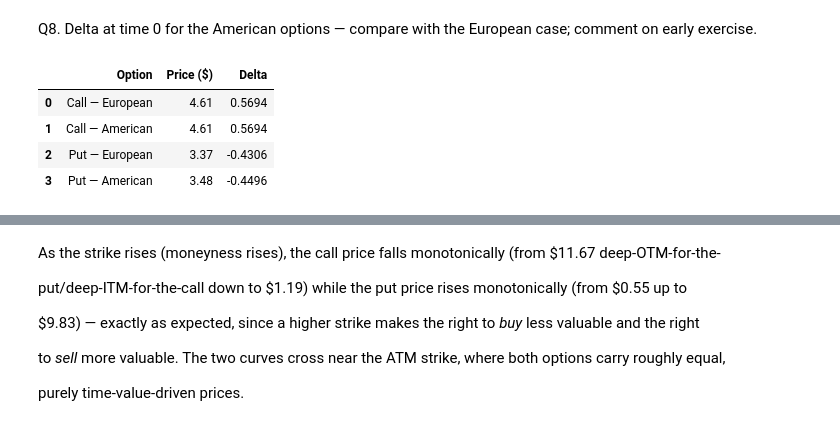
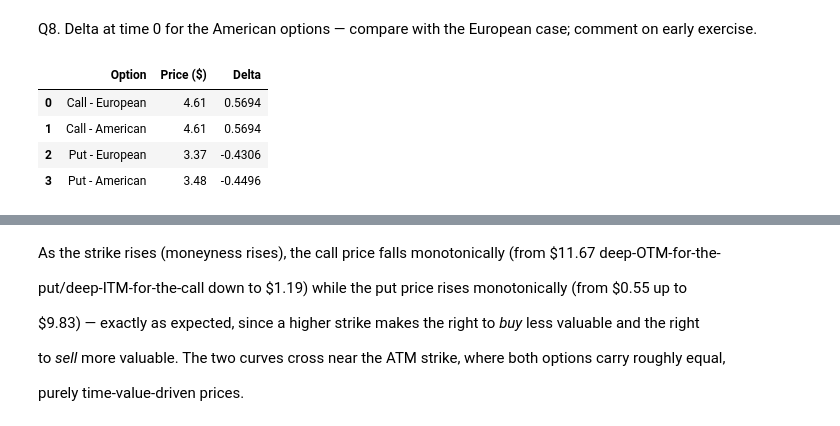
Before and after one commit to gurureryne17/HACS409-R234881Y-GURURE-RYNE-Assignment, a Jupyter notebook: R234881Y.ipynb, the cells around one changed output, grey strips where cells are left out. Saved outputs shown, nothing was run; the diff lists cells and outputs as text; code cells hidden in the pictures.

```diff
--- a/R234881Y.ipynb
+++ b/R234881Y.ipynb
@@ -1453,50 +235,17 @@ Q8. Delta at time 0 for the American options — compare with the European case;
 # %%
 tab_q8 = pd.DataFrame({
 
-
-
-
-
-
-
-    "Option": ["Call — European", "Call — American", "Put — European", "Put — American"],
-
-
-
-
-
-
-
+    "Option": ["Call - European", "Call - American", "Put - European", "Put - American"],
     "Price ($)": [round(pc_eu, 2), round(pc_am, 2), round(pp_eu, 2), round(pp_am, 2)],
-
-
-
-
-
-
-
-    "Delta":     [round(dc_eu, 4), round(dc_am, 4), round(dp_eu, 4), round(dp_am, 4)],
-
-
-
-
-
-
-
+    "Delta":     [round(dc_eu, 4), round(dc_am, 4), round(dp_eu, 4), round(dp_am, 4)]
 })
 
-
-
-
-
-
-
 tab_q8
 # %% [output]
 |  | Option | Price ($) | Delta |
-| 0 | Call — European | 4.61 | 0.5694 |
-| 1 | Call — American | 4.61 | 0.5694 |
-| 2 | Put — European | 3.37 | -0.4306 |
-| 3 | Put — American | 3.48 | -0.4496 |
+| 0 | Call - European | 4.61 | 0.5694 |
+| 1 | Call - American | 4.61 | 0.5694 |
+| 2 | Put - European | 3.37 | -0.4306 |
+| 3 | Put - American | 3.48 | -0.4496 |
 # %% [markdown]
 The American call has exactly the same price and Delta as the European call. On a non-dividend-paying
```
Also changed, not shown: parts of 32 cells of this notebook.
